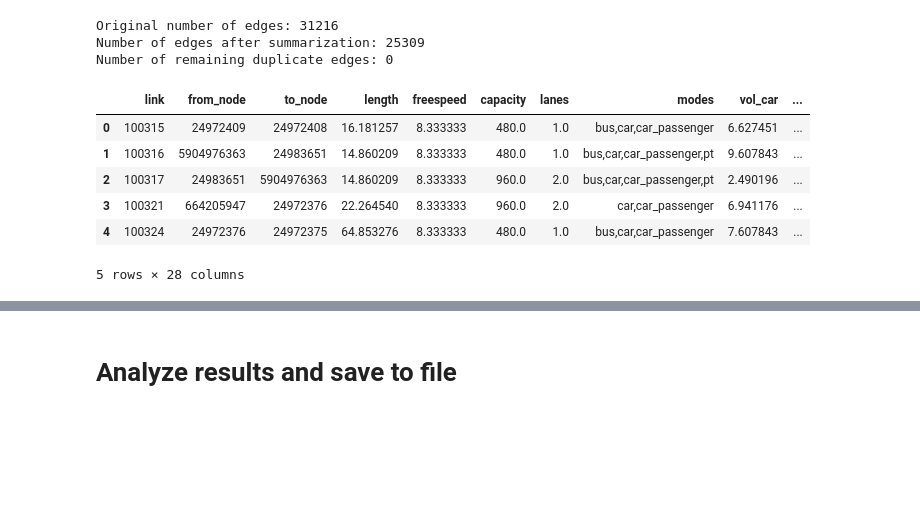
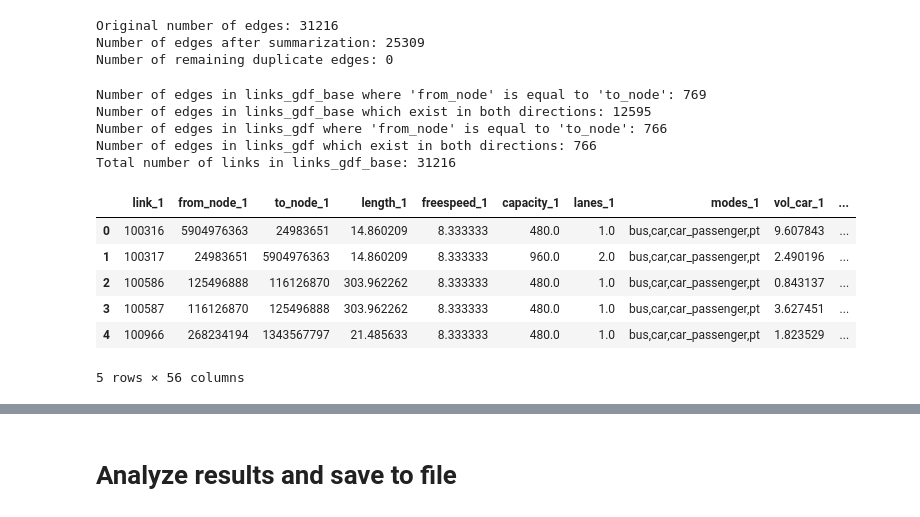
Before and after one commit to enatterer/matsim-ile-de-france, a Jupyter notebook: ile_de_france/src/main/python/process_output_of_simulations/process_output_of_simulations_linegraph_has_nodes_for_districts.ipynb, the cells around one changed output, grey strips where cells are left out. Drawn from its saved outputs; the diff is of its cells as text; code cells hidden in the pictures; blank space fills up the shorter version.

```diff
--- a/ile_de_france/src/main/python/process_output_of_simulations/process_output_of_simulations_linegraph_has_nodes_for_districts.ipynb
+++ b/ile_de_france/src/main/python/process_output_of_simulations/process_output_of_simulations_linegraph_has_nodes_for_districts.ipynb
@@ -133,10 +133,63 @@ edge_start_point_tensor, stacked_edge_geometries_tensor, district_centroids_tens
+# %%
+# Investigate the 'osm:way:oneway' column in links_gdf_base
+# oneway_counts_base = links_gdf_base['osm:way:oneway'].value_counts(dropna=False)
+# print("Counts in links_gdf_base['osm:way:oneway']:")
+# print(oneway_counts_base)
+
+# # Investigate the 'osm:way:oneway' column in links_gdf
+# oneway_counts = links_gdf['osm:way:oneway'].value_counts(dropna=False)
+# print("Counts in links_gdf['osm:way:oneway']:")
+# print(oneway_counts)
+
+# # Compare the counts
+# comparison_df = pd.DataFrame({
+#     'links_gdf_base': oneway_counts_base,
+#     'links_gdf': oneway_counts
+# }).fillna(0)
+# print("Comparison of 'osm:way:oneway' counts between links_gdf_base and links_gdf:")
+# print(comparison_df)
+
+# # Check for roads where "from_node" is equal to "to_node"
+# same_node_edges = links_without_duplicates[links_without_duplicates['from_node'] == links_without_duplicates['to_node']]
+# print(f"Number of edges where 'from_node' is equal to 'to_node': {len(same_node_edges)}")
+
+# # Check for edges which exist in both directions
+# reverse_edges = links_without_duplicates.merge(links_without_duplicates, left_on=['from_node', 'to_node'], right_on=['to_node', 'from_node'], suffixes=('_1', '_2'))
+# print(f"Number of edges which exist in both directions: {len(reverse_edges)}")
+
+# Check for roads where "from_node" is equal to "to_node" in links_gdf_base
+same_node_edges_base = links_gdf_base[links_gdf_base['from_node'] == links_gdf_base['to_node']]
+print(f"Number of edges in links_gdf_base where 'from_node' is equal to 'to_node': {len(same_node_edges_base)}")
+
+# Check for edges which exist in both directions in links_gdf_base
+reverse_edges_base = links_gdf_base.merge(links_gdf_base, left_on=['from_node', 'to_node'], right_on=['to_node', 'from_node'], suffixes=('_1', '_2'))
+print(f"Number of edges in links_gdf_base which exist in both directions: {len(reverse_edges_base)}")
+
+
+
+
+# Check for roads where "from_node" is equal to "to_node" in links_gdf
+same_node_edges = links_without_duplicates[links_without_duplicates['from_node'] == links_without_duplicates['to_node']]
+print(f"Number of edges in links_gdf where 'from_node' is equal to 'to_node': {len(same_node_edges)}")
+
+# Check for edges which exist in both directions in links_gdf
+reverse_edges = links_without_duplicates.merge(links_without_duplicates, left_on=['from_node', 'to_node'], right_on=['to_node', 'from_node'], suffixes=('_1', '_2'))
+print(f"Number of edges in links_gdf which exist in both directions: {len(reverse_edges)}")
+
+print(f"Total number of links in links_gdf_base: {len(links_gdf_base)}")
+# %% [output]
+Number of edges in links_gdf_base where 'from_node' is equal to 'to_node': 769
+Number of edges in links_gdf_base which exist in both directions: 12595
+Number of edges in links_gdf where 'from_node' is equal to 'to_node': 766
+Number of edges in links_gdf which exist in both directions: 766
+Total number of links in links_gdf_base: 31216
 # %%
-links_gdf_base.head()
+reverse_edges_base.head()
 # %% [output]
-|  | link | from_node | to_node | length | freespeed | capacity | lanes | modes | vol_car | ... |
-| 0 | 100315 | 24972409 | 24972408 | 16.181257 | 8.333333 | 480.0 | 1.0 | bus,car,car_passenger | 6.627451 | ... |
-| 1 | 100316 | 5904976363 | 24983651 | 14.860209 | 8.333333 | 480.0 | 1.0 | bus,car,car_passenger,pt | 9.607843 | ... |
-| 2 | 100317 | 24983651 | 5904976363 | 14.860209 | 8.333333 | 960.0 | 2.0 | bus,car,car_passenger,pt | 2.490196 | ... |
-| 3 | 100321 | 664205947 | 24972376 | 22.264540 | 8.333333 | 960.0 | 2.0 | car,car_passenger | 6.941176 | ... |
-| 4 | 100324 | 24972376 | 24972375 | 64.853276 | 8.333333 | 480.0 | 1.0 | bus,car,car_passenger | 7.607843 | ... |
+|  | link_1 | from_node_1 | to_node_1 | length_1 | freespeed_1 | capacity_1 | lanes_1 | modes_1 | vol_car_1 | ... |
+| 0 | 100316 | 5904976363 | 24983651 | 14.860209 | 8.333333 | 480.0 | 1.0 | bus,car,car_passenger,pt | 9.607843 | ... |
+| 1 | 100317 | 24983651 | 5904976363 | 14.860209 | 8.333333 | 960.0 | 2.0 | bus,car,car_passenger,pt | 2.490196 | ... |
+| 2 | 100586 | 125496888 | 116126870 | 303.962262 | 8.333333 | 480.0 | 1.0 | bus,car,car_passenger,pt | 0.843137 | ... |
+| 3 | 100587 | 116126870 | 125496888 | 303.962262 | 8.333333 | 480.0 | 1.0 | bus,car,car_passenger,pt | 3.627451 | ... |
+| 4 | 100966 | 268234194 | 1343567797 | 21.485633 | 8.333333 | 480.0 | 1.0 | bus,car,car_passenger,pt | 1.823529 | ... |
-5 rows × 28 columns
+5 rows × 56 columns
```
Also changed, not shown: parts of 8 cells of this notebook.
